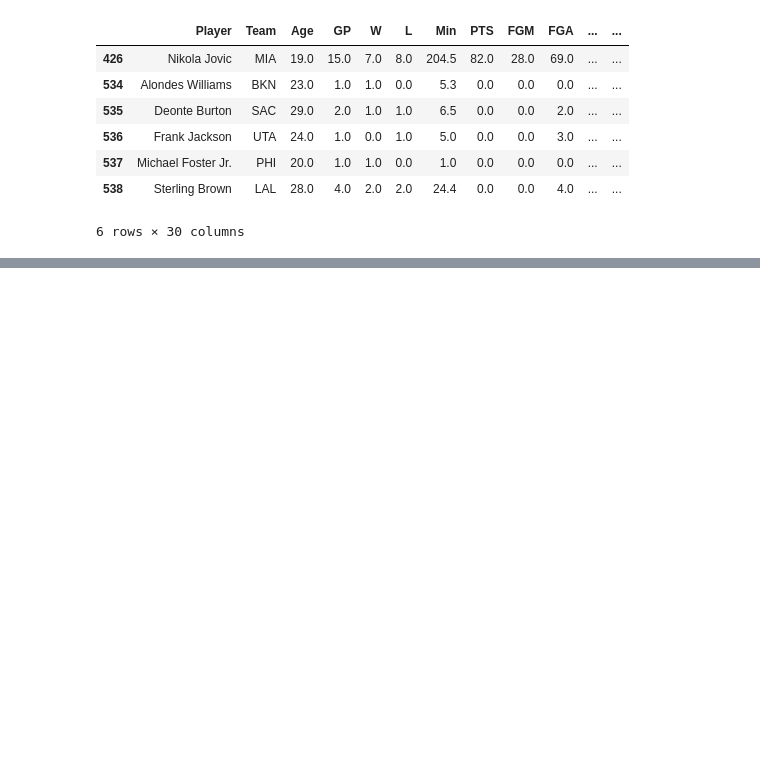
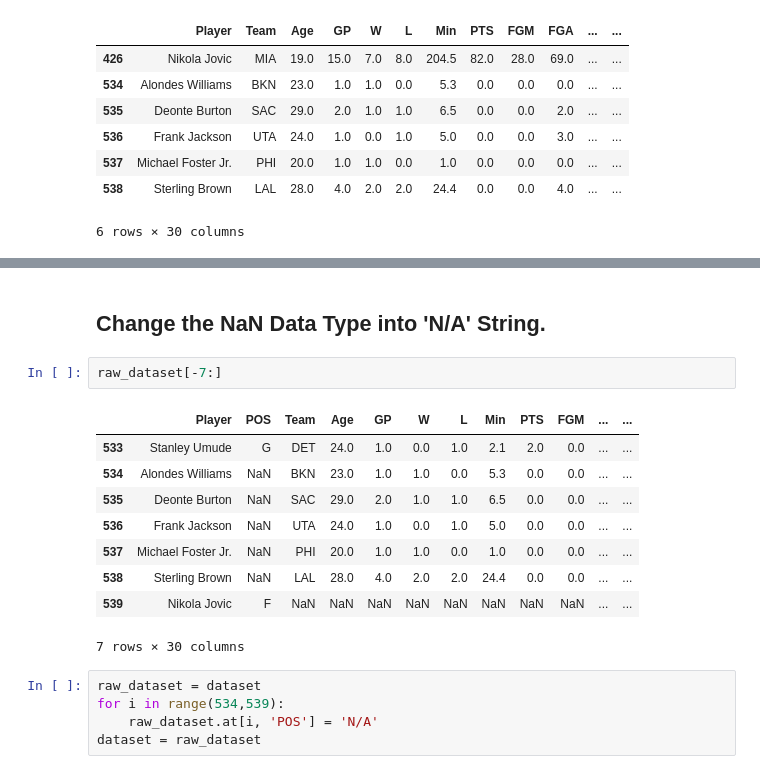
Before and after one commit to TanatB/DS_nba_stats_project, a Jupyter notebook: data_cleaning.ipynb, the cells around one changed output, grey strips where cells are left out. Cells and saved outputs as stored; diff of their text form; blank space fills up the shorter version.

Commit message:
Updated data cleaning to consist of no null values.

```diff
--- a/data_cleaning.ipynb
+++ b/data_cleaning.ipynb
@@ -120,0 +173,19 @@ raw_dataset[raw_dataset['POS'].isnull()]
+# %% [markdown]
+## Change the NaN Data Type into 'N/A' String.
+# %%
+raw_dataset[-7:]
+# %% [output]
+|  | Player | POS | Team | Age | GP | W | L | Min | PTS | FGM | ... | ... |
+| 533 | Stanley Umude | G | DET | 24.0 | 1.0 | 0.0 | 1.0 | 2.1 | 2.0 | 0.0 | ... | ... |
+| 534 | Alondes Williams | NaN | BKN | 23.0 | 1.0 | 1.0 | 0.0 | 5.3 | 0.0 | 0.0 | ... | ... |
+| 535 | Deonte Burton | NaN | SAC | 29.0 | 2.0 | 1.0 | 1.0 | 6.5 | 0.0 | 0.0 | ... | ... |
+| 536 | Frank Jackson | NaN | UTA | 24.0 | 1.0 | 0.0 | 1.0 | 5.0 | 0.0 | 0.0 | ... | ... |
+| 537 | Michael Foster Jr. | NaN | PHI | 20.0 | 1.0 | 1.0 | 0.0 | 1.0 | 0.0 | 0.0 | ... | ... |
+| 538 | Sterling Brown | NaN | LAL | 28.0 | 4.0 | 2.0 | 2.0 | 24.4 | 0.0 | 0.0 | ... | ... |
+| 539 | Nikola Jovic | F | NaN | NaN | NaN | NaN | NaN | NaN | NaN | NaN | ... | ... |
+7 rows × 30 columns
+# %%
+raw_dataset = dataset
+for i in range(534,539):
+    raw_dataset.at[i, 'POS'] = 'N/A'
+dataset = raw_dataset
```
Also changed, not shown: parts of 19 cells of this notebook.
